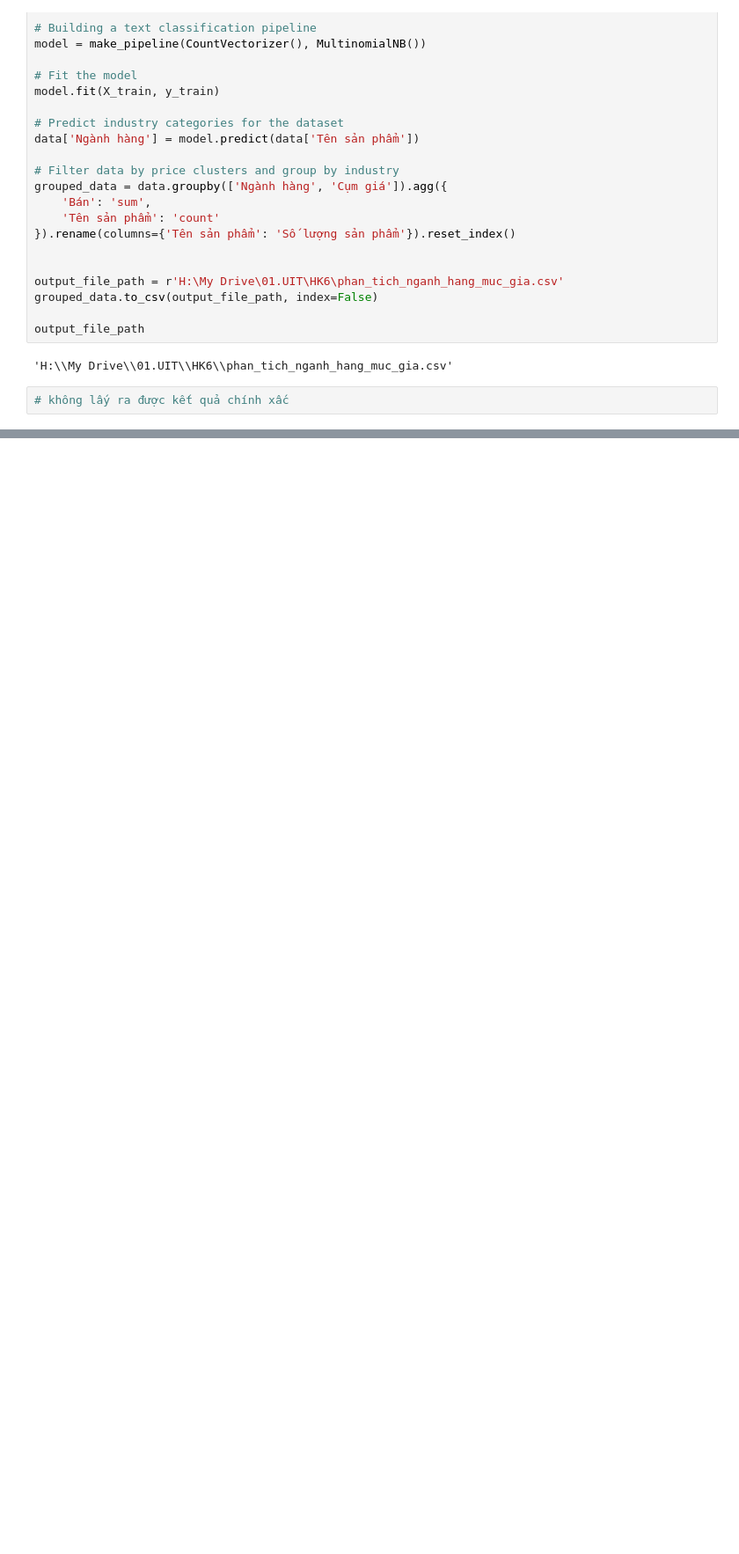
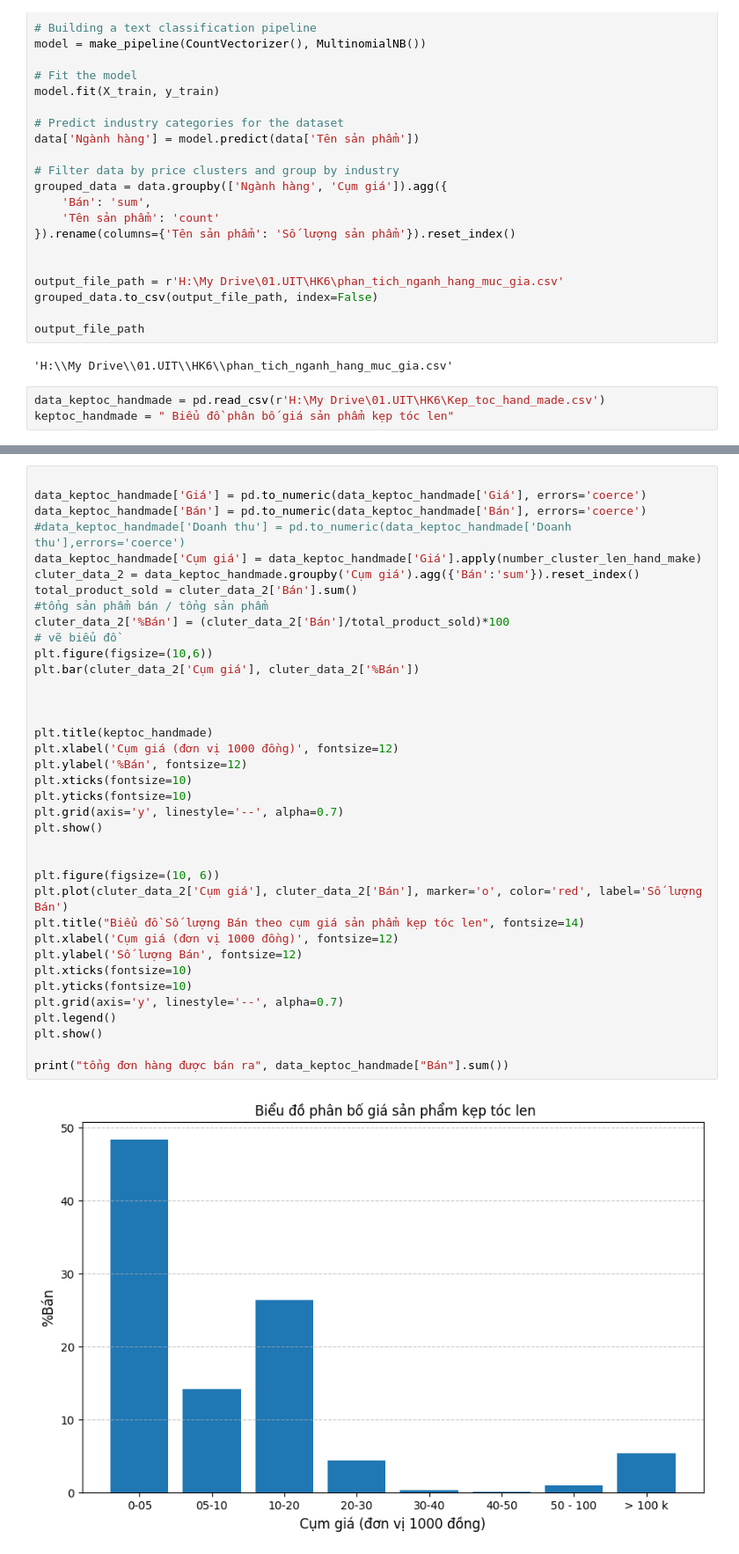
Before and after one commit to HoangPhuc1998HPT/Practice_data_analysis, a Jupyter notebook: 02.Machine_Learning/analyst_shopee.ipynb, the cells around one changed output, grey strips where cells are left out. Shown at 88% size. Saved outputs shown, nothing was run; the diff lists cells and outputs as text; blank space fills up the shorter version.

```diff
--- a/02.Machine_Learning/analyst_shopee.ipynb
+++ b/02.Machine_Learning/analyst_shopee.ipynb
@@ -250,4 +276,5 @@ output_file_path
 # %% [output]
 'H:\\My Drive\\01.UIT\\HK6\\phan_tich_nganh_hang_muc_gia.csv'
 # %%
-# không lấy ra được kết quả chính xấc
+data_keptoc_handmade = pd.read_csv(r'H:\My Drive\01.UIT\HK6\Kep_toc_hand_made.csv')
+keptoc_handmade = " Biểu đồ phân bố giá sản phẩm kẹp tóc len"
@@ -253,0 +293,39 @@ output_file_path
+# %%
+
+data_keptoc_handmade['Giá'] = pd.to_numeric(data_keptoc_handmade['Giá'], errors='coerce')
+data_keptoc_handmade['Bán'] = pd.to_numeric(data_keptoc_handmade['Bán'], errors='coerce')
+#data_keptoc_handmade['Doanh thu'] = pd.to_numeric(data_keptoc_handmade['Doanh thu'],errors='coerce')
+data_keptoc_handmade['Cụm giá'] = data_keptoc_handmade['Giá'].apply(number_cluster_len_hand_make)
+cluter_data_2 = data_keptoc_handmade.groupby('Cụm giá').agg({'Bán':'sum'}).reset_index()
+total_product_sold = cluter_data_2['Bán'].sum()
+#tổng sản phẩm bán / tổng sản phẩm
+cluter_data_2['%Bán'] = (cluter_data_2['Bán']/total_product_sold)*100
+# vẽ biểu đồ
+plt.figure(figsize=(10,6))
+plt.bar(cluter_data_2['Cụm giá'], cluter_data_2['%Bán'])
+
+
+
+plt.title(keptoc_handmade)
+plt.xlabel('Cụm giá (đơn vị 1000 đồng)', fontsize=12)
+plt.ylabel('%Bán', fontsize=12)
+plt.xticks(fontsize=10)
+plt.yticks(fontsize=10)
+plt.grid(axis='y', linestyle='--', alpha=0.7)
+plt.show()
+
+
+plt.figure(figsize=(10, 6))
+plt.plot(cluter_data_2['Cụm giá'], cluter_data_2['Bán'], marker='o', color='red', label='Số lượng Bán')
+plt.title("Biểu đồ Số lượng Bán theo cụm giá sản phẩm kẹp tóc len", fontsize=14)
+plt.xlabel('Cụm giá (đơn vị 1000 đồng)', fontsize=12)
+plt.ylabel('Số lượng Bán', fontsize=12)
+plt.xticks(fontsize=10)
+plt.yticks(fontsize=10)
+plt.grid(axis='y', linestyle='--', alpha=0.7)
+plt.legend()
+plt.show()
+
+print("tổng đơn hàng được bán ra", data_keptoc_handmade["Bán"].sum())
+# %% [output]
+[figure, added]
```
Also changed, not shown: parts of 12 cells of this notebook.
